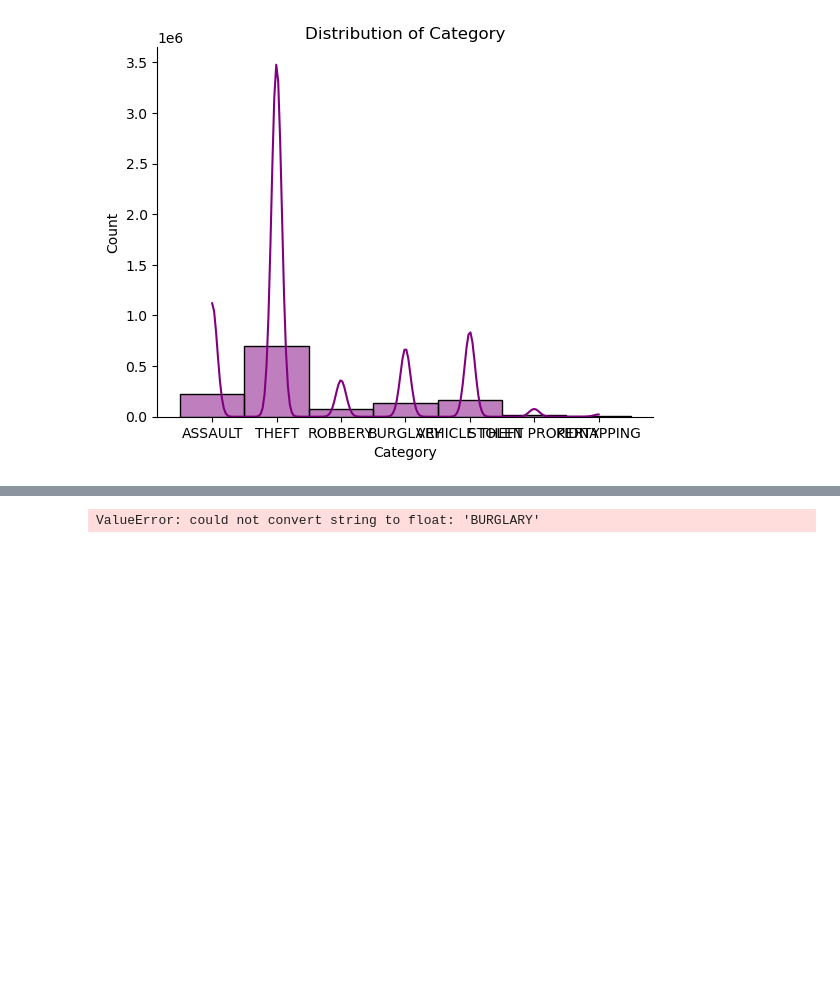
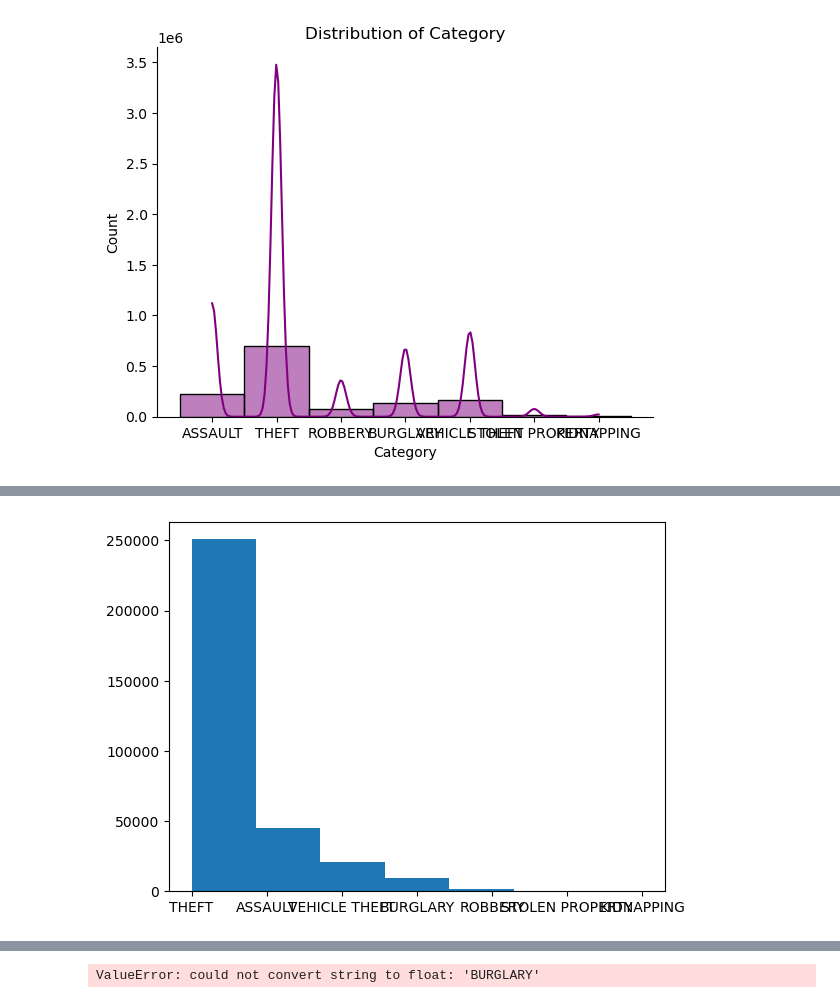
Before and after one commit to edwaddle/NavigatingUrbanSafety-ML, a Jupyter notebook: Preprocessing/preprocessing.ipynb, the cells around one changed output, grey strips where cells are left out. Cells and saved outputs as stored; diff of their text form; code cells hidden in the pictures; blank space fills up the shorter version.

```diff
--- a/Preprocessing/preprocessing.ipynb
+++ b/Preprocessing/preprocessing.ipynb
@@ -338,0 +347,7 @@ print(predictions)
+# %%
+plt.hist(RFCpredictions, 7)
+
+plt.show()
+##max_depth = 30
+# %% [output]
+[figure, added]
```
Also changed, not shown: parts of 15 cells of this notebook.
